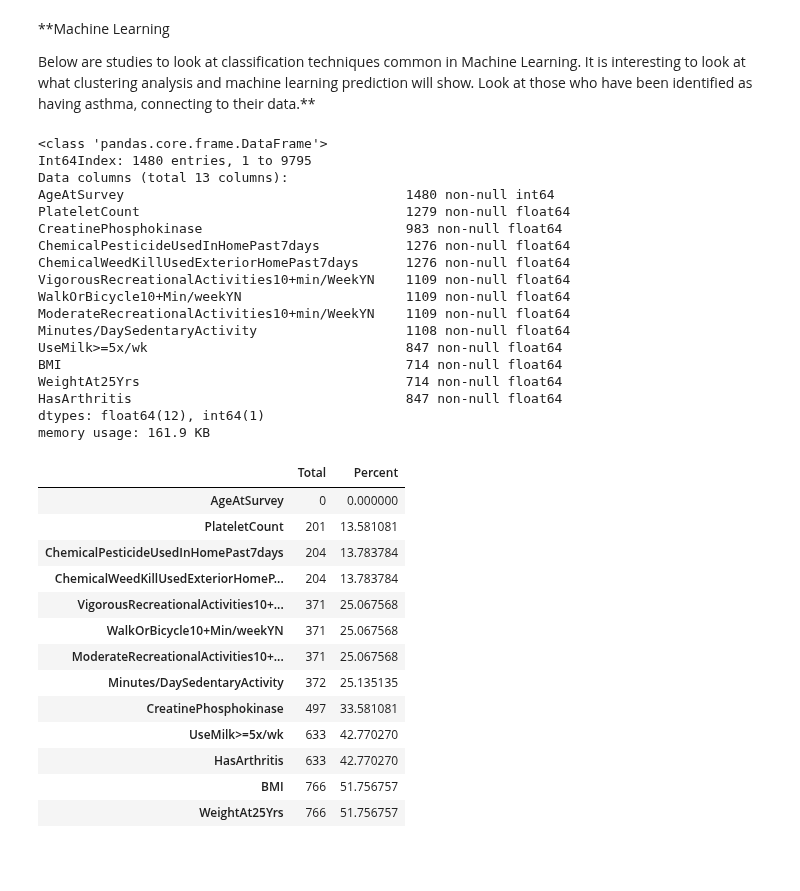
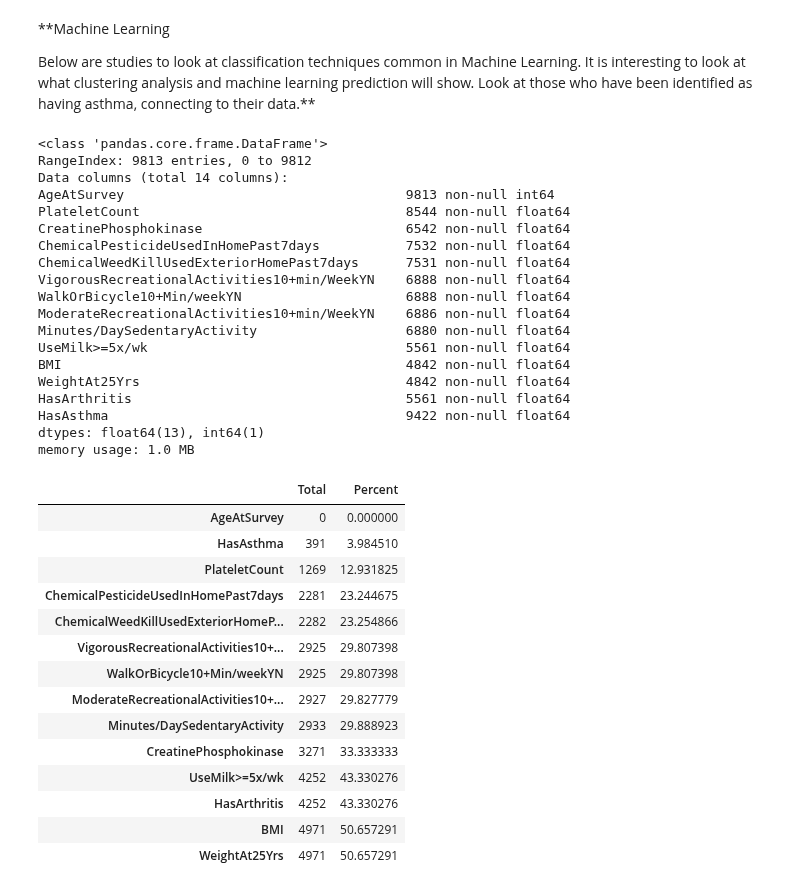
Before and after one commit to mightysquirrely/Capstone-2-Project, a Jupyter notebook: Capstone-2-Work.ipynb, the cells around one changed output. Drawn from its saved outputs; the diff is of its cells as text; code cells hidden in the pictures; blank space fills up the shorter version.

```diff
--- a/Capstone-2-Work.ipynb
+++ b/Capstone-2-Work.ipynb
@@ -252,12 +252,12 @@ https://www.arthritis-health.com/glossary/creatine-phosphokinase
 Below are studies to look at classification techniques common in Machine Learning. It is interesting to look at what clustering analysis and machine learning prediction will show.
 Look at those who have been identified as having asthma, connecting to their data.**
 # %%
-asthma_yes = df.loc[(df['HasAsthma'] == 1),
+asthma_all = df.loc[:,
 ['AgeAtSurvey', 'PlateletCount', 'CreatinePhosphokinase', 'ChemicalPesticideUsedInHomePast7days',
  'ChemicalWeedKillUsedExteriorHomePast7days',
  'VigorousRecreationalActivities10+min/WeekYN','WalkOrBicycle10+Min/weekYN',
  'ModerateRecreationalActivities10+min/WeekYN','Minutes/DaySedentaryActivity', 'UseMilk>=5x/wk',
-  'BMI', 'WeightAt25Yrs', 'HasArthritis']]
+  'BMI', 'WeightAt25Yrs', 'HasArthritis', 'HasAsthma']]
 # %%
 from sklearn import linear_model
 from sklearn.svm import SVC
@@ -270,44 +268,46 @@ from sklearn.tree import DecisionTreeClassifier # Import Decision Tree Classifie
 from sklearn.model_selection import train_test_split # Import train_test_split function
 from sklearn import metrics #Import scikit-learn metrics module for accuracy calculation
 # %%
-asthma_yes.info()
+asthma_all.info()
 # %% [output]
 <class 'pandas.core.frame.DataFrame'>
-Int64Index: 1480 entries, 1 to 9795
-Data columns (total 13 columns):
-AgeAtSurvey                                    1480 non-null int64
-PlateletCount                                  1279 non-null float64
-CreatinePhosphokinase                          983 non-null float64
-ChemicalPesticideUsedInHomePast7days           1276 non-null float64
-ChemicalWeedKillUsedExteriorHomePast7days      1276 non-null float64
-VigorousRecreationalActivities10+min/WeekYN    1109 non-null float64
-WalkOrBicycle10+Min/weekYN                     1109 non-null float64
-ModerateRecreationalActivities10+min/WeekYN    1109 non-null float64
-Minutes/DaySedentaryActivity                   1108 non-null float64
-UseMilk>=5x/wk                                 847 non-null float64
-BMI                                            714 non-null float64
-WeightAt25Yrs                                  714 non-null float64
-HasArthritis                                   847 non-null float64
-dtypes: float64(12), int64(1)
-memory usage: 161.9 KB
+RangeIndex: 9813 entries, 0 to 9812
+Data columns (total 14 columns):
+AgeAtSurvey                                    9813 non-null int64
+PlateletCount                                  8544 non-null float64
+CreatinePhosphokinase                          6542 non-null float64
+ChemicalPesticideUsedInHomePast7days           7532 non-null float64
+ChemicalWeedKillUsedExteriorHomePast7days      7531 non-null float64
+VigorousRecreationalActivities10+min/WeekYN    6888 non-null float64
+WalkOrBicycle10+Min/weekYN                     6888 non-null float64
+ModerateRecreationalActivities10+min/WeekYN    6886 non-null float64
+Minutes/DaySedentaryActivity                   6880 non-null float64
+UseMilk>=5x/wk                                 5561 non-null float64
+BMI                                            4842 non-null float64
+WeightAt25Yrs                                  4842 non-null float64
+HasArthritis                                   5561 non-null float64
+HasAsthma                                      9422 non-null float64
+dtypes: float64(13), int64(1)
+memory usage: 1.0 MB
 # %%
-total = asthma_yes.isnull().sum().sort_values(ascending = True)
-percent = (asthma_yes.isnull().sum() / asthma_yes.isnull().count() * 100).sort_values(ascending = True)
+total = asthma_all.isnull().sum().sort_values(ascending = True)
+percent = (asthma_all.isnull().sum() / asthma_all.isnull().count() * 100).sort_values(ascending = True)
 missing_data = pd.concat([total, percent], axis = 1, keys = ['Total','Percent'])
 missing_data
 # %% [output]
 |  | Total | Percent |
 | AgeAtSurvey | 0 | 0.000000 |
-| PlateletCount | 201 | 13.581081 |
-| ChemicalPesticideUsedInHomePast7days | 204 | 13.783784 |
-| ChemicalWeedKillUsedExteriorHomeP... | 204 | 13.783784 |
-| VigorousRecreationalActivities10+... | 371 | 25.067568 |
-| WalkOrBicycle10+Min/weekYN | 371 | 25.067568 |
-| ModerateRecreationalActivities10+... | 371 | 25.067568 |
-| Minutes/DaySedentaryActivity | 372 | 25.135135 |
-| CreatinePhosphokinase | 497 | 33.581081 |
-| UseMilk>=5x/wk | 633 | 42.770270 |
-| HasArthritis | 633 | 42.770270 |
-| BMI | 766 | 51.756757 |
-| WeightAt25Yrs | 766 | 51.756757 |
+| HasAsthma | 391 | 3.984510 |
+| PlateletCount | 1269 | 12.931825 |
+| ChemicalPesticideUsedInHomePast7days | 2281 | 23.244675 |
+| ChemicalWeedKillUsedExteriorHomeP... | 2282 | 23.254866 |
+| VigorousRecreationalActivities10+... | 2925 | 29.807398 |
+| WalkOrBicycle10+Min/weekYN | 2925 | 29.807398 |
+| ModerateRecreationalActivities10+... | 2927 | 29.827779 |
+| Minutes/DaySedentaryActivity | 2933 | 29.888923 |
+| CreatinePhosphokinase | 3271 | 33.333333 |
+| UseMilk>=5x/wk | 4252 | 43.330276 |
+| HasArthritis | 4252 | 43.330276 |
+| BMI | 4971 | 50.657291 |
+| WeightAt25Yrs | 4971 | 50.657291 |
 # %%
```
Also changed, not shown: parts of 33 cells of this notebook.
